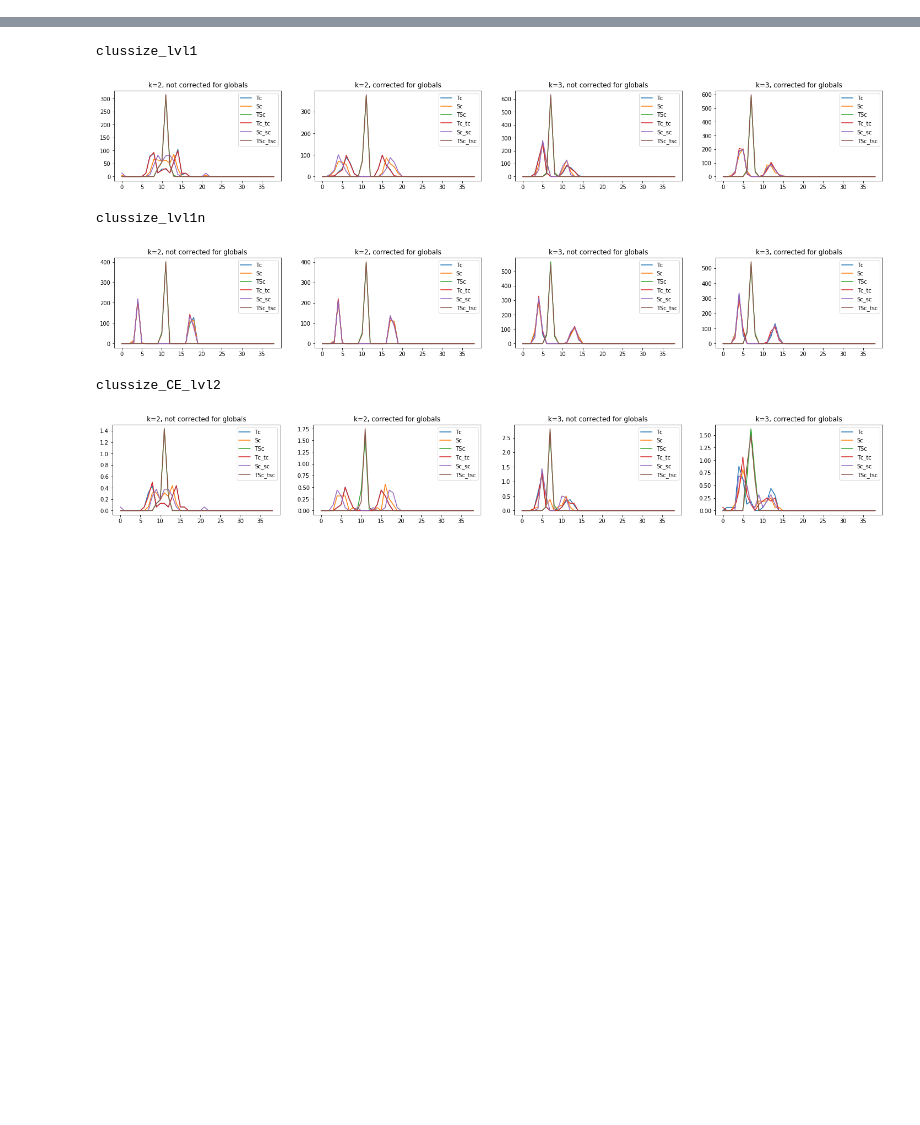
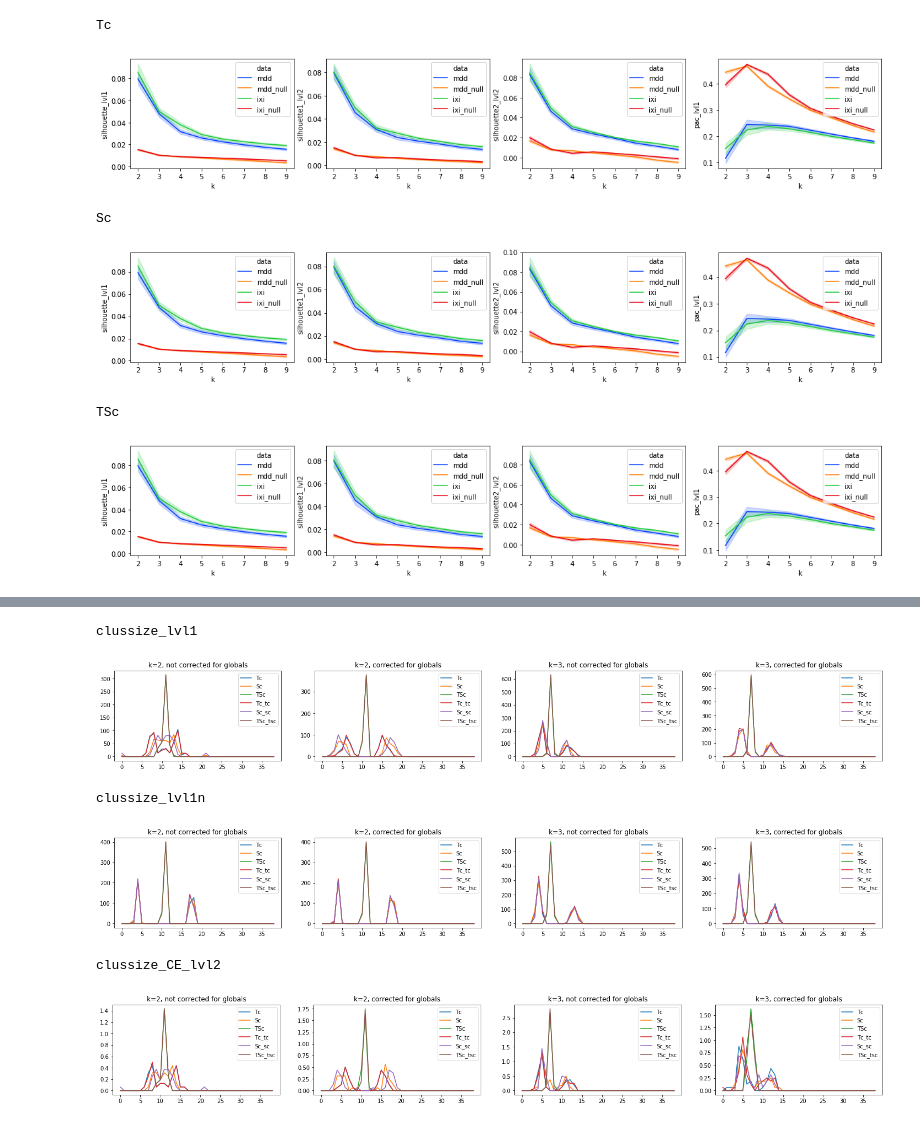
Before and after one commit to ljollans/cv_clustering, a Jupyter notebook: notebooks/mddnullcomp_summaries_270520.ipynb, the cells around one changed output, grey strips where cells are left out. Drawn from its saved outputs; the diff is of its cells as text; code cells hidden in the pictures; blank space fills up the shorter version.

```diff
--- a/notebooks/mddnullcomp_summaries_270520.ipynb
+++ b/notebooks/mddnullcomp_summaries_270520.ipynb
@@ -75,0 +122,20 @@ plt.show()
+# %%
+for s in range(3):
+    print(sets[s])
+    fig = plt.figure(figsize=[20,3])
+    plt.subplot(1,4,1)
+    sns.lineplot(y='silhouette_lvl1',x='k',hue='data',data=df, palette='bright')
+    plt.subplot(1,4,2)
+    sns.lineplot(y='silhouette1_lvl2',x='k',hue='data',data=df, palette='bright')
+    plt.subplot(1,4,3)
+    sns.lineplot(y='silhouette2_lvl2',x='k',hue='data',data=df, palette='bright')
+    plt.subplot(1,4,4)
+    sns.lineplot(y='pac_lvl1',x='k',hue='data',data=df, palette='bright')
+    plt.show()
+# %% [output]
+Tc
+[figure, added]
+Sc
+[figure, added]
+TSc
+[figure, added]
```
Also changed, not shown: parts of 8 cells of this notebook, 2 other files.
